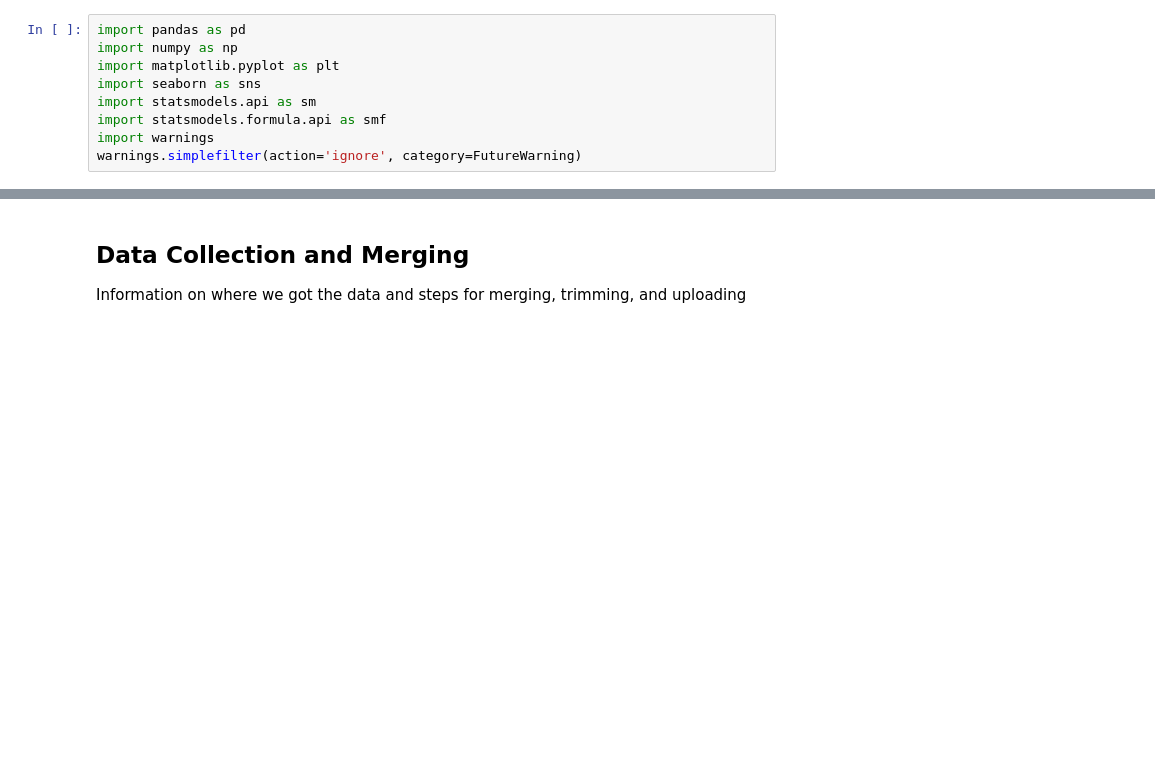
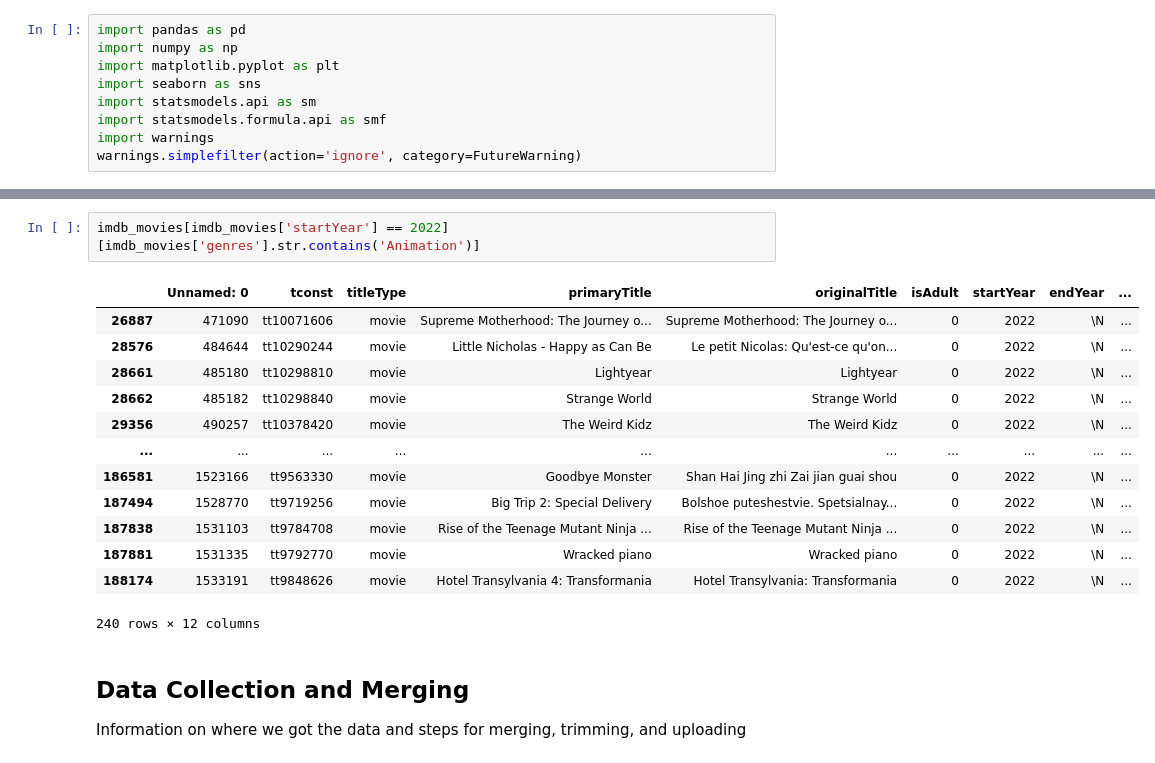
Before and after one commit to lundnm/Movie_Analysis, a Jupyter notebook: manipulation.ipynb, the cells around one changed output, grey strips where cells are left out. Cells and saved outputs as stored; diff of their text form; blank space fills up the shorter version.

```diff
--- a/manipulation.ipynb
+++ b/manipulation.ipynb
@@ -15,3 +22,19 @@ imdb_movies = pd.read_csv('merged_movie_imdb.csv')
+# %%
+imdb_movies[imdb_movies['startYear'] == 2022][imdb_movies['genres'].str.contains('Animation')]
+# %% [output]
+|  | Unnamed: 0 | tconst | titleType | primaryTitle | originalTitle | isAdult | startYear | endYear | ... |
+| 26887 | 471090 | tt10071606 | movie | Supreme Motherhood: The Journey o... | Supreme Motherhood: The Journey o... | 0 | 2022 | \N | ... |
+| 28576 | 484644 | tt10290244 | movie | Little Nicholas - Happy as Can Be | Le petit Nicolas: Qu'est-ce qu'on... | 0 | 2022 | \N | ... |
+| 28661 | 485180 | tt10298810 | movie | Lightyear | Lightyear | 0 | 2022 | \N | ... |
+| 28662 | 485182 | tt10298840 | movie | Strange World | Strange World | 0 | 2022 | \N | ... |
+| 29356 | 490257 | tt10378420 | movie | The Weird Kidz | The Weird Kidz | 0 | 2022 | \N | ... |
+| ... | ... | ... | ... | ... | ... | ... | ... | ... | ... |
+| 186581 | 1523166 | tt9563330 | movie | Goodbye Monster | Shan Hai Jing zhi Zai jian guai shou | 0 | 2022 | \N | ... |
+| 187494 | 1528770 | tt9719256 | movie | Big Trip 2: Special Delivery | Bolshoe puteshestvie. Spetsialnay... | 0 | 2022 | \N | ... |
+| 187838 | 1531103 | tt9784708 | movie | Rise of the Teenage Mutant Ninja ... | Rise of the Teenage Mutant Ninja ... | 0 | 2022 | \N | ... |
+| 187881 | 1531335 | tt9792770 | movie | Wracked piano | Wracked piano | 0 | 2022 | \N | ... |
+| 188174 | 1533191 | tt9848626 | movie | Hotel Transylvania 4: Transformania | Hotel Transylvania: Transformania | 0 | 2022 | \N | ... |
+240 rows × 12 columns
 # %% [markdown]
 ## Data Collection and Merging
 Information on where we got the data and steps for merging, trimming, and uploading
```
Also changed, not shown: parts of 1 cell of this notebook.
